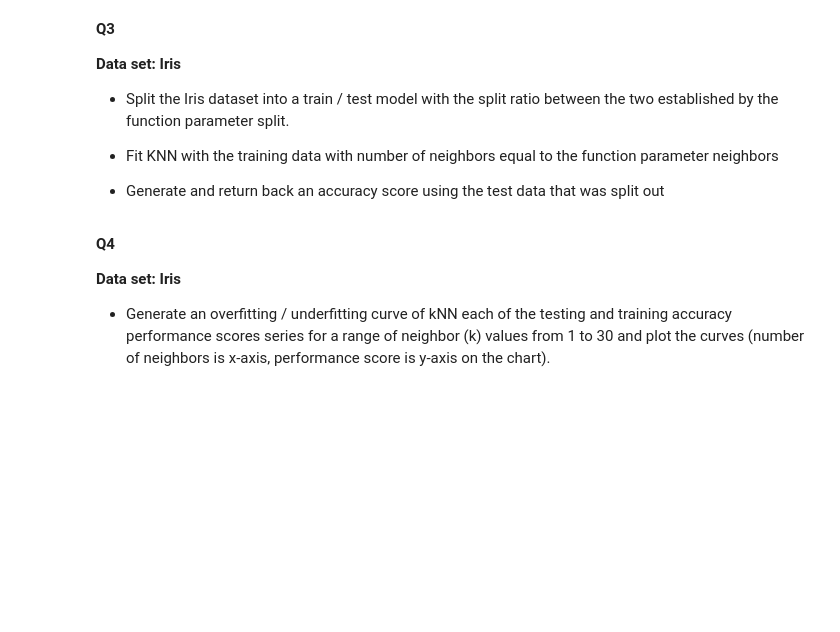
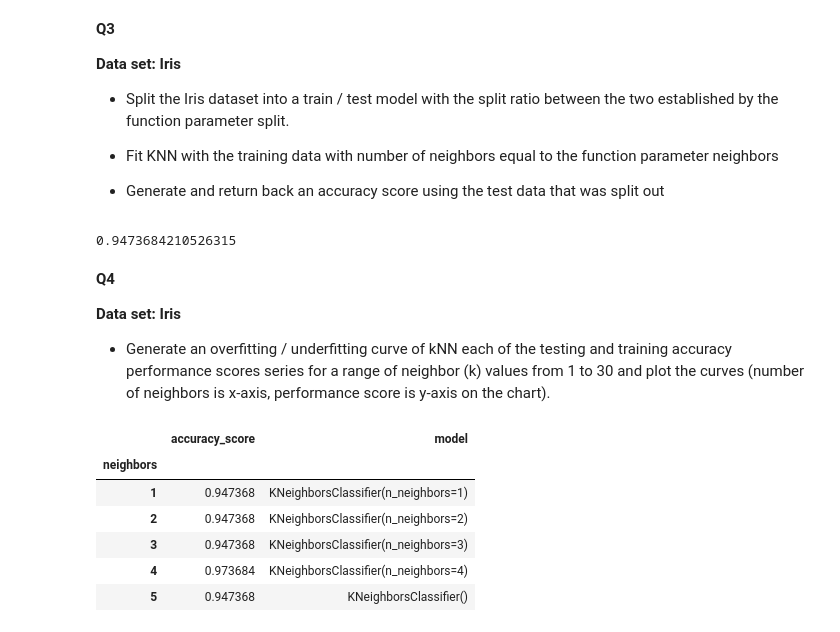
Before and after one commit to riverar9/cuny-msds, a Jupyter notebook: data602-advanced-programming-techniques/assignments/assignment-09-richie-rivera.ipynb, the cells around one changed output. Cells and saved outputs as stored; diff of their text form; code cells hidden in the pictures; blank space fills up the shorter version.

```diff
--- a/data602-advanced-programming-techniques/assignments/assignment-09-richie-rivera.ipynb
+++ b/data602-advanced-programming-techniques/assignments/assignment-09-richie-rivera.ipynb
@@ -42,9 +95,63 @@ argument new_observations. Return back the target names of each prediction (and
 * Fit KNN with the training data with number of neighbors equal to the function parameter neighbors
 
 * Generate and return back an accuracy score using the test data that was split out
+# %%
+x_train, x_test, y_train, y_test = tts(
+    iris.data,
+    iris.target
+)
+
+tts_iris_knn = KNN(n_neighbors = 5)
+tts_iris_knn.fit(
+    x_train,
+    y_train
+)
+
+tts_iris_y_pred = tts_iris_knn.predict(x_test)
+
+accuracy_score(
+    y_test,
+    tts_iris_y_pred
+)
+# %% [output]
+0.9473684210526315
 # %% [markdown]
 **Q4**
 
 **Data set: Iris**
 
 * Generate an overfitting / underfitting curve of kNN each of the testing and training accuracy performance scores series for a range of neighbor (k) values from 1 to 30 and plot the curves (number of neighbors is x-axis, performance score is y-axis on the chart).
+# %%
+knn_result = []
+
+for e in range(1, len(y_train)):
+    t_knn_model = KNN(n_neighbors = e)
+    t_knn_model.fit(
+        x_train,
+        y_train
+    )
+
+    t_preds = t_knn_model.predict(x_test)
+
+    t_accuracy_score = accuracy_score(
+        y_test,
+        t_preds
+    )
+
+    knn_result.append({
+        'neighbors' : e,
+        'accuracy_score' : t_accuracy_score,
+        'model' : t_knn_model
+    })
+
+knn_result_df = pd.DataFrame(knn_result).set_index('neighbors')
+
+knn_result_df.head()
+# %% [output]
+|  | accuracy_score | model |
+| neighbors |  |  |
+| 1 | 0.947368 | KNeighborsClassifier(n_neighbors=1) |
+| 2 | 0.947368 | KNeighborsClassifier(n_neighbors=2) |
+| 3 | 0.947368 | KNeighborsClassifier(n_neighbors=3) |
+| 4 | 0.973684 | KNeighborsClassifier(n_neighbors=4) |
+| 5 | 0.947368 | KNeighborsClassifier() |
```
Also changed, not shown: parts of 7 cells of this notebook, 1 other file.
